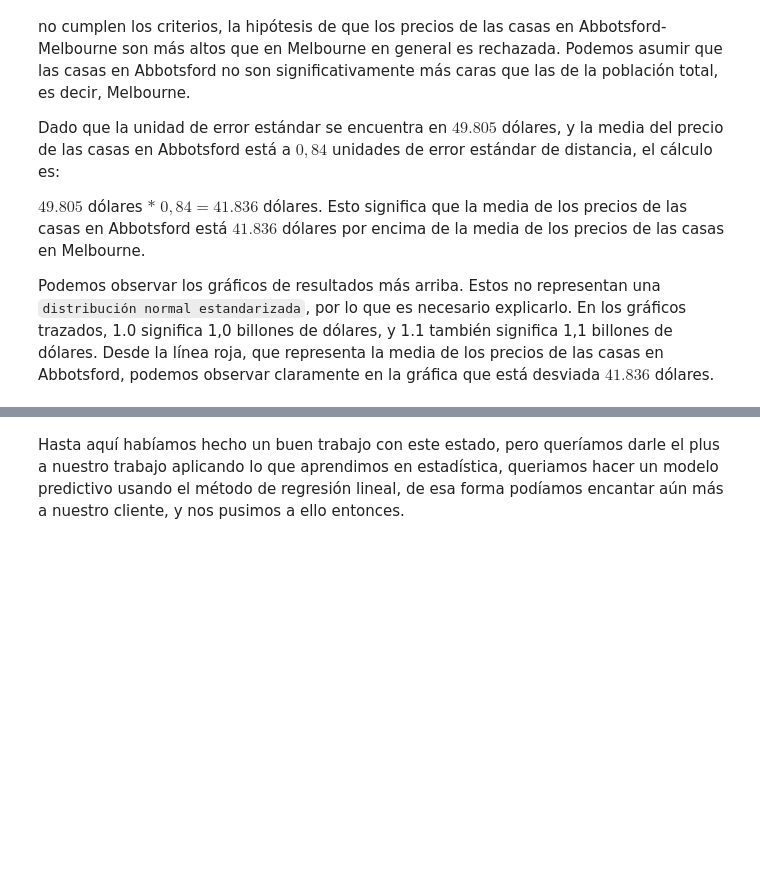
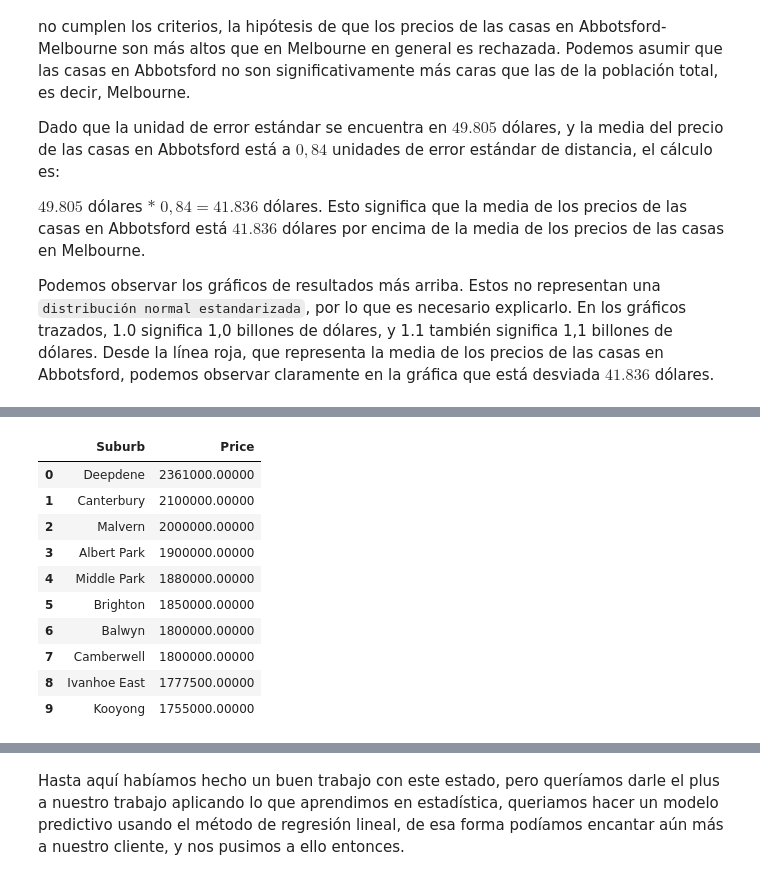
Before and after one commit to theleywin/Statistics-Final-Project, a Jupyter notebook: explore_Melbourne.ipynb, the cells around one changed output, grey strips where cells are left out. Saved outputs shown, nothing was run; the diff lists cells and outputs as text; code cells hidden in the pictures; blank space fills up the shorter version.

```diff
--- a/explore_Melbourne.ipynb
+++ b/explore_Melbourne.ipynb
@@ -320,0 +344,15 @@ Podemos observar los gráficos de resultados más arriba. Estos no representan u
+# %%
+P_Suburb_top10=df.groupby('Suburb')['Price'].median().nlargest(10).apply(lambda x: '%.5f' % x).reset_index()
+P_Suburb_top10
+# %% [output]
+|  | Suburb | Price |
+| 0 | Deepdene | 2361000.00000 |
+| 1 | Canterbury | 2100000.00000 |
+| 2 | Malvern | 2000000.00000 |
+| 3 | Albert Park | 1900000.00000 |
+| 4 | Middle Park | 1880000.00000 |
+| 5 | Brighton | 1850000.00000 |
+| 6 | Balwyn | 1800000.00000 |
+| 7 | Camberwell | 1800000.00000 |
+| 8 | Ivanhoe East | 1777500.00000 |
+| 9 | Kooyong | 1755000.00000 |
```
Also changed, not shown: parts of 12 cells of this notebook, 2 other files.
